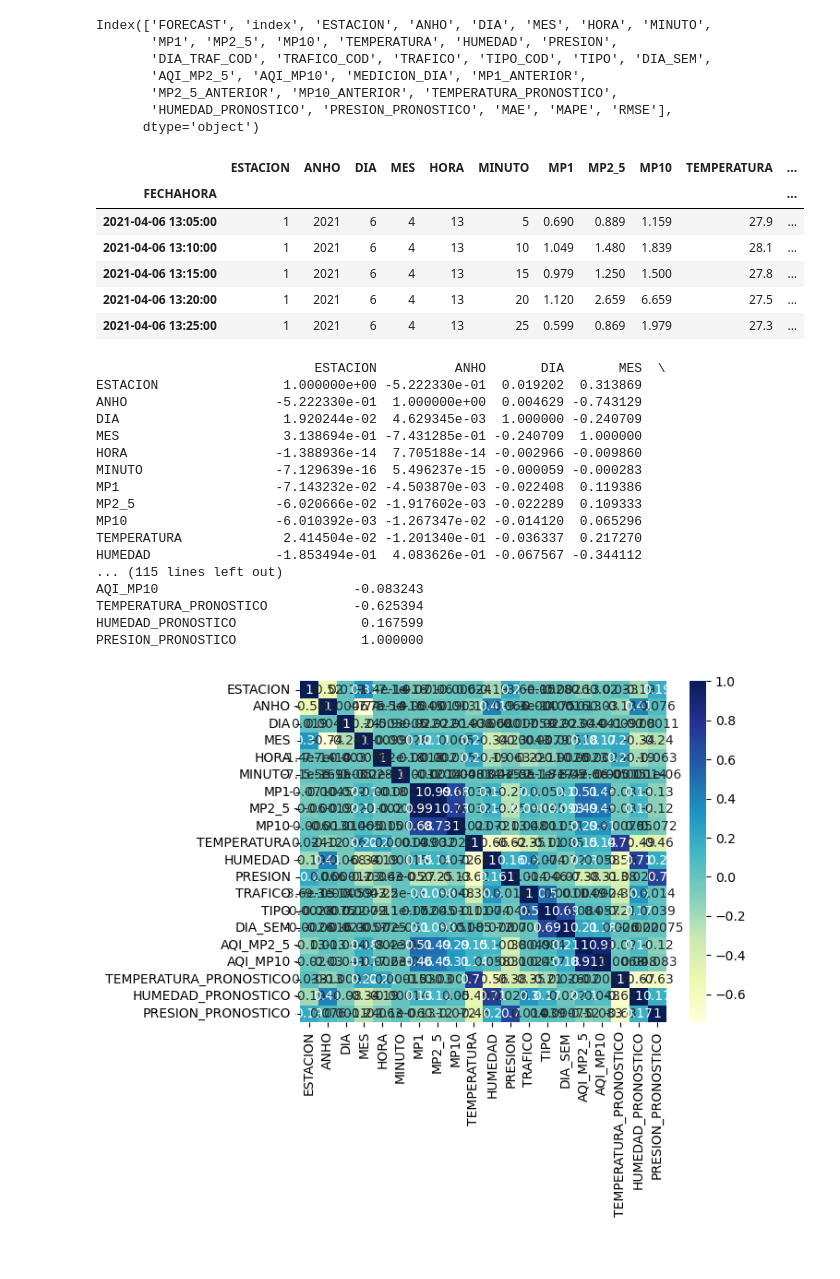
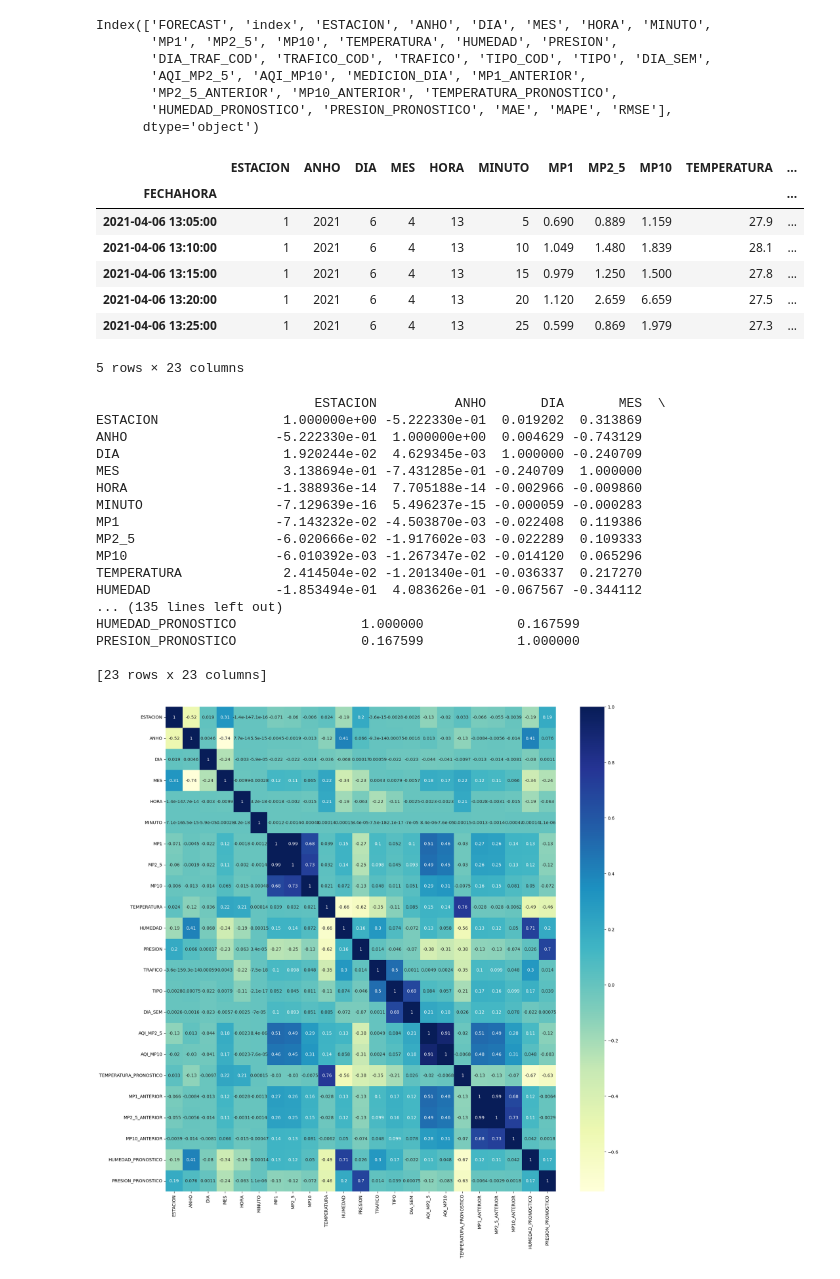
Before and after one commit to vnbl/aqi_forecasting, a Jupyter notebook: notebooks/training_code/XGBOOST/heatmaps.ipynb, the cells around one changed output. Cells and saved outputs as stored; diff of their text form; code cells hidden in the pictures.

```diff
--- a/notebooks/training_code/XGBOOST/heatmaps.ipynb
+++ b/notebooks/training_code/XGBOOST/heatmaps.ipynb
@@ -133,6 +133,8 @@ df_heatmap = df[['ESTACION', 'ANHO', 'DIA', 'MES', 'HORA', 'MINUTO',
        'MP1', 'MP2_5', 'MP10', 'TEMPERATURA', 'HUMEDAD', 'PRESION',
        'TRAFICO', 'TIPO', 'DIA_SEM',
        'AQI_MP2_5', 'AQI_MP10', 'TEMPERATURA_PRONOSTICO',
+       'MP1_ANTERIOR',
+       'MP2_5_ANTERIOR', 'MP10_ANTERIOR',
        'HUMEDAD_PRONOSTICO', 'PRESION_PRONOSTICO']]
 
 df_heatmap.head()
@@ -144,31 +146,33 @@ df_heatmap.head()
 | 2021-04-06 13:15:00 | 1 | 2021 | 6 | 4 | 13 | 15 | 0.979 | 1.250 | 1.500 | 27.8 | ... |
 | 2021-04-06 13:20:00 | 1 | 2021 | 6 | 4 | 13 | 20 | 1.120 | 2.659 | 6.659 | 27.5 | ... |
 | 2021-04-06 13:25:00 | 1 | 2021 | 6 | 4 | 13 | 25 | 0.599 | 0.869 | 1.979 | 27.3 | ... |
+5 rows × 23 columns
 # %%
 import matplotlib.pyplot as mp
 print(df_heatmap.corr())
 
+fig, ax = plt.subplots(figsize=(20,20))
 # plotting correlation heatmap
 dataplot = sn.heatmap(df_heatmap.corr(), cmap="YlGnBu", annot=True)
 
 # displaying heatmap
 mp.show()
 # %% [output]
                             ESTACION          ANHO       DIA       MES  \
 ESTACION                1.000000e+00 -5.222330e-01  0.019202  0.313869
 ANHO                   -5.222330e-01  1.000000e+00  0.004629 -0.743129
 DIA                     1.920244e-02  4.629345e-03  1.000000 -0.240709
 MES                     3.138694e-01 -7.431285e-01 -0.240709  1.000000
 HORA                   -1.388936e-14  7.705188e-14 -0.002966 -0.009860
 MINUTO                 -7.129639e-16  5.496237e-15 -0.000059 -0.000283
 MP1                    -7.143232e-02 -4.503870e-03 -0.022408  0.119386
 MP2_5                  -6.020666e-02 -1.917602e-03 -0.022289  0.109333
 MP10                   -6.010392e-03 -1.267347e-02 -0.014120  0.065296
 TEMPERATURA             2.414504e-02 -1.201340e-01 -0.036337  0.217270
 HUMEDAD                -1.853494e-01  4.083626e-01 -0.067567 -0.344112
-... (115 lines left out)
-AQI_MP10                         -0.083243
-TEMPERATURA_PRONOSTICO           -0.625394
-HUMEDAD_PRONOSTICO                0.167599
-PRESION_PRONOSTICO                1.000000
+... (135 lines left out)
+HUMEDAD_PRONOSTICO                1.000000            0.167599
+PRESION_PRONOSTICO                0.167599            1.000000
+
+[23 rows x 23 columns]
-[figure, old version]
+[figure, new version]
```
Also changed, not shown: 4 other files.
